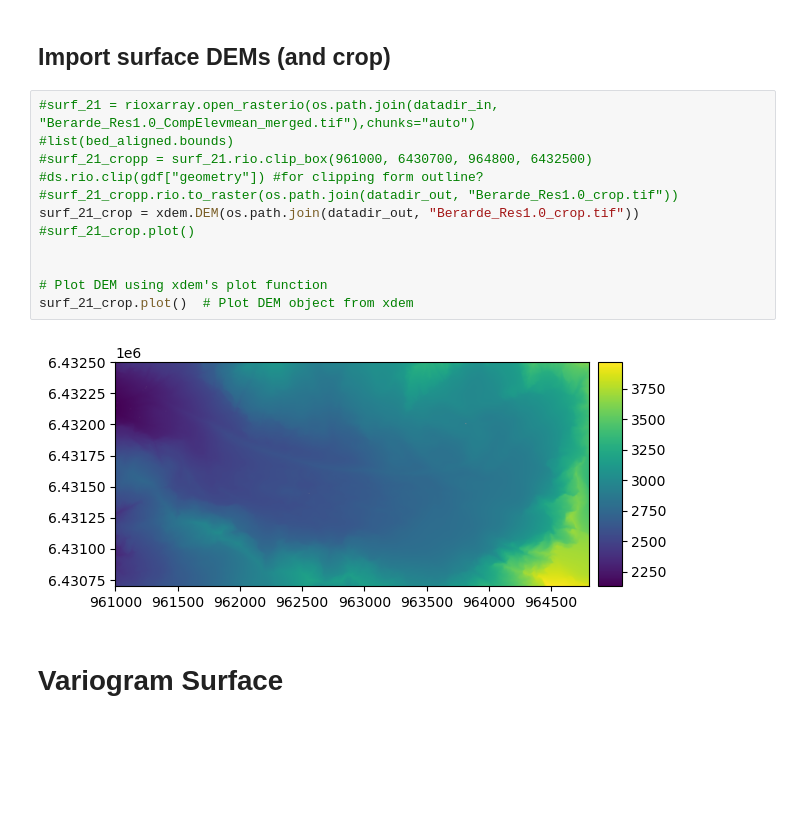
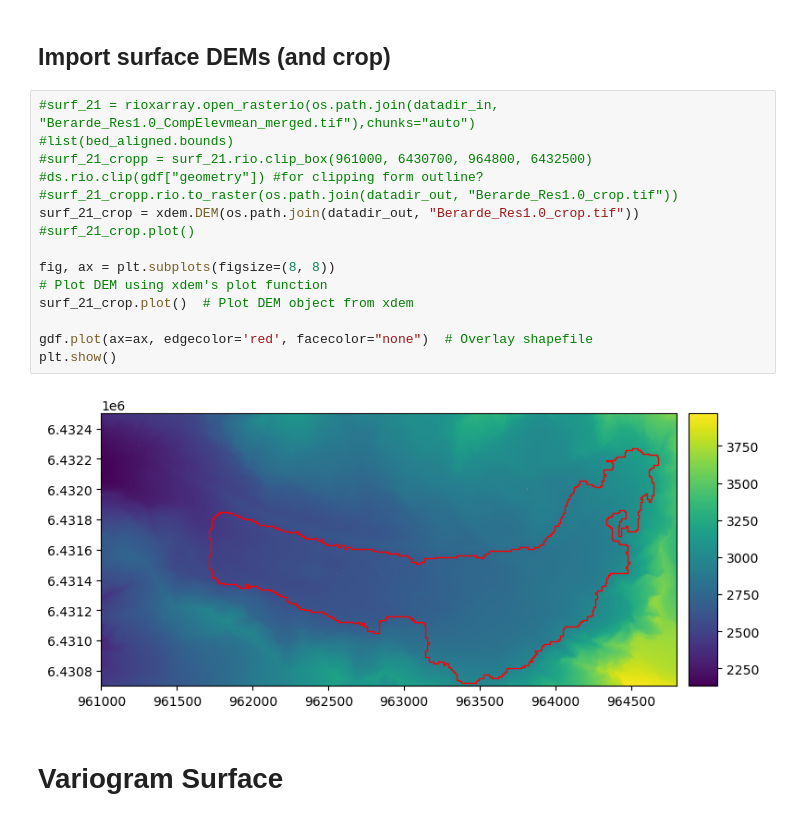
Before and after one commit to christopheogier/bonne_pierre_hydraulic_barriers, a Jupyter notebook: notebooks/DEM_handling.ipynb, the cells around one changed output. Drawn from its saved outputs; the diff is of its cells as text; blank space fills up the shorter version.

```diff
--- a/notebooks/DEM_handling.ipynb
+++ b/notebooks/DEM_handling.ipynb
@@ -446,17 +446,20 @@ plt.show()
 # %%
 #surf_21 = rioxarray.open_rasterio(os.path.join(datadir_in, "Berarde_Res1.0_CompElevmean_merged.tif"),chunks="auto")
 #list(bed_aligned.bounds)
 #surf_21_cropp = surf_21.rio.clip_box(961000, 6430700, 964800, 6432500)
 #ds.rio.clip(gdf["geometry"]) #for clipping form outline?
 #surf_21_cropp.rio.to_raster(os.path.join(datadir_out, "Berarde_Res1.0_crop.tif"))
 surf_21_crop = xdem.DEM(os.path.join(datadir_out, "Berarde_Res1.0_crop.tif"))
 #surf_21_crop.plot()
 
-
+fig, ax = plt.subplots(figsize=(8, 8))
 # Plot DEM using xdem's plot function
 surf_21_crop.plot()  # Plot DEM object from xdem
+
+gdf.plot(ax=ax, edgecolor='red', facecolor="none")  # Overlay shapefile
+plt.show()
 # %% [output]
-[figure, old version]
+[figure, new version]
 # %% [markdown]
 # Variogram Surface
 # %%
```
